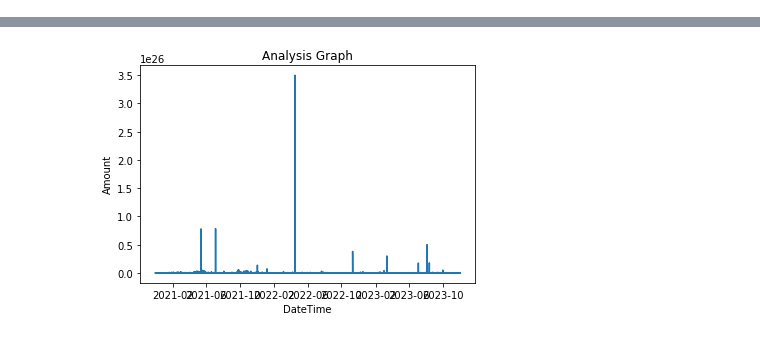
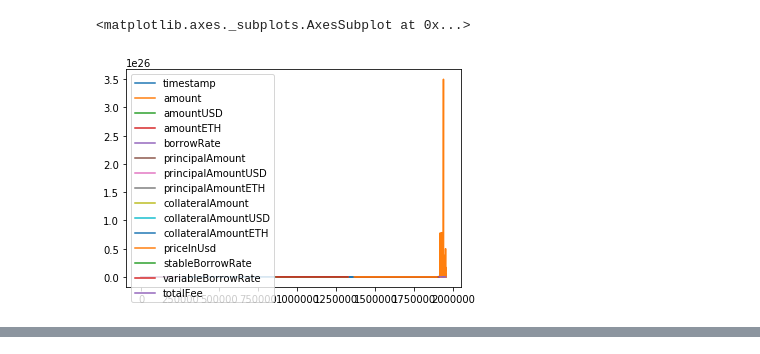
Before and after one commit to 2281469043/DeFi-Analysis, a Jupyter notebook: src/qinh2_dp2.ipynb, the cells around one changed output, grey strips where cells are left out. Drawn from its saved outputs; the diff is of its cells as text; code cells hidden in the pictures.

```diff
--- a/src/qinh2_dp2.ipynb
+++ b/src/qinh2_dp2.ipynb
@@ -7,5 +7,8 @@ import datetime
 # %%
 transaction_rds = pyreadr.read_r('/data/IDEA_DeFi_Research/Data/Lending_Protocols/Aave/V2/Mainnet/transactions.rds')
 df = transaction_rds[None]
-df_pandas = pd.DataFrame(df) # set to pandas data frame
+df.plot() # plot the data
+# %% [output]
+<matplotlib.axes._subplots.AxesSubplot at 0x...>
+[figure, added]
 # %%
@@ -33,19 +37,3 @@ df_pandas.head() # check the updated data
 | 3 | 0x43136c7aba13c072bb19ed88f8eadf8... | borrow | 1.606913e+09 | 0x39d637737cc76c5849a52c7d3b872a1... | Stephon Wal | 0x39d637737cc76c5849a52c7d3b872a1... | Stephon Wal | 0xb53c1a33016b2dc2ff3653530bff184... | AAVE | ... |
 | 4 | 0xd96af0cf05a1e99125fe51ee7e27a1c... | borrow | 1.606915e+09 | 0xdad4c11e8cc6a5c37808d3b31b3b284... | Jalen Mitchell | 0xdad4c11e8cc6a5c37808d3b31b3b284... | Jalen Mitchell | 0xb53c1a33016b2dc2ff3653530bff184... | DAI | ... |
 5 rows × 36 columns
-# %%
-# start to draw the graph set x_axis is DateTime and y_axis is amount
-df_pandas['DateTime'] = pd.to_datetime(df_pandas['DateTime'])
-
-# convert DataFrame columns to numpy arrays
-x = df_pandas["DateTime"].values
-y = df_pandas["amount"].values
-
-# plot the graph
-plt.plot(x, y)
-plt.title("Analysis Graph")
-plt.xlabel("DateTime")
-plt.ylabel("Amount")
-plt.show()
-# %% [output]
-[figure, removed]
```
Also changed, not shown: parts of 7 cells of this notebook.
